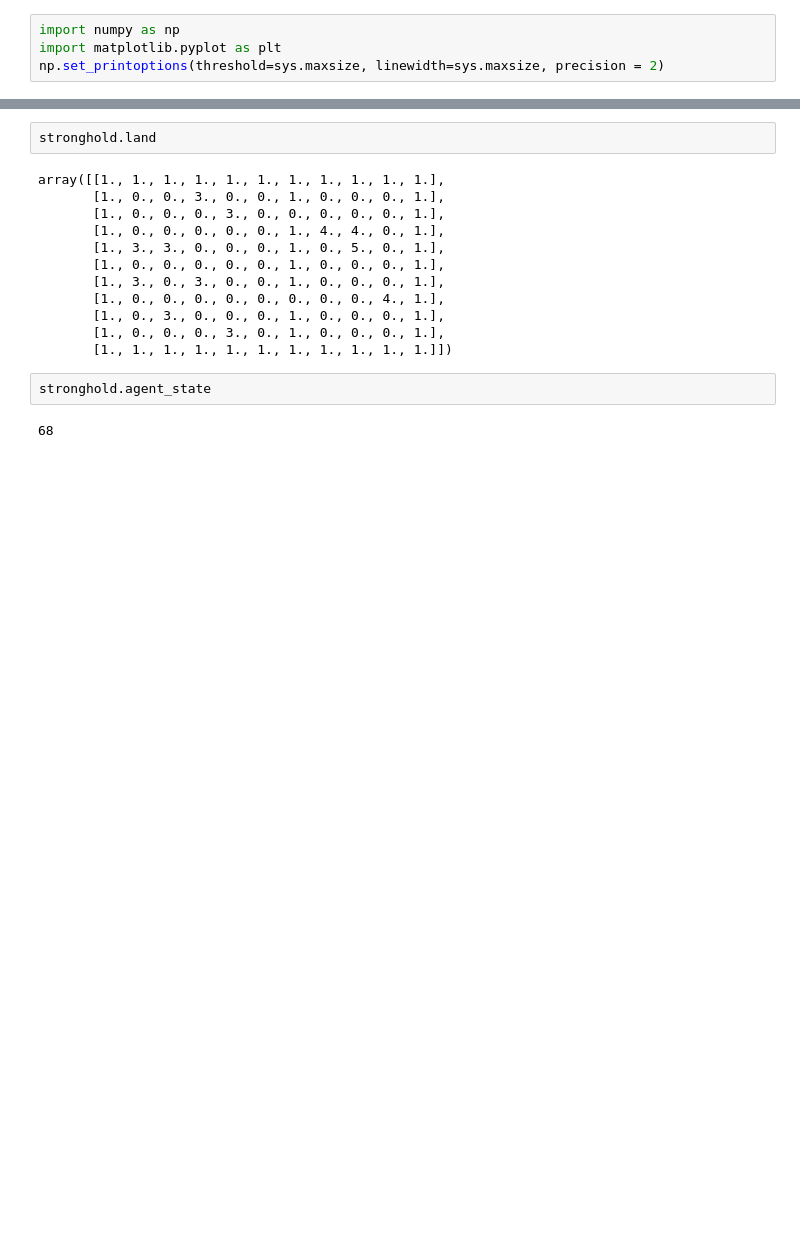
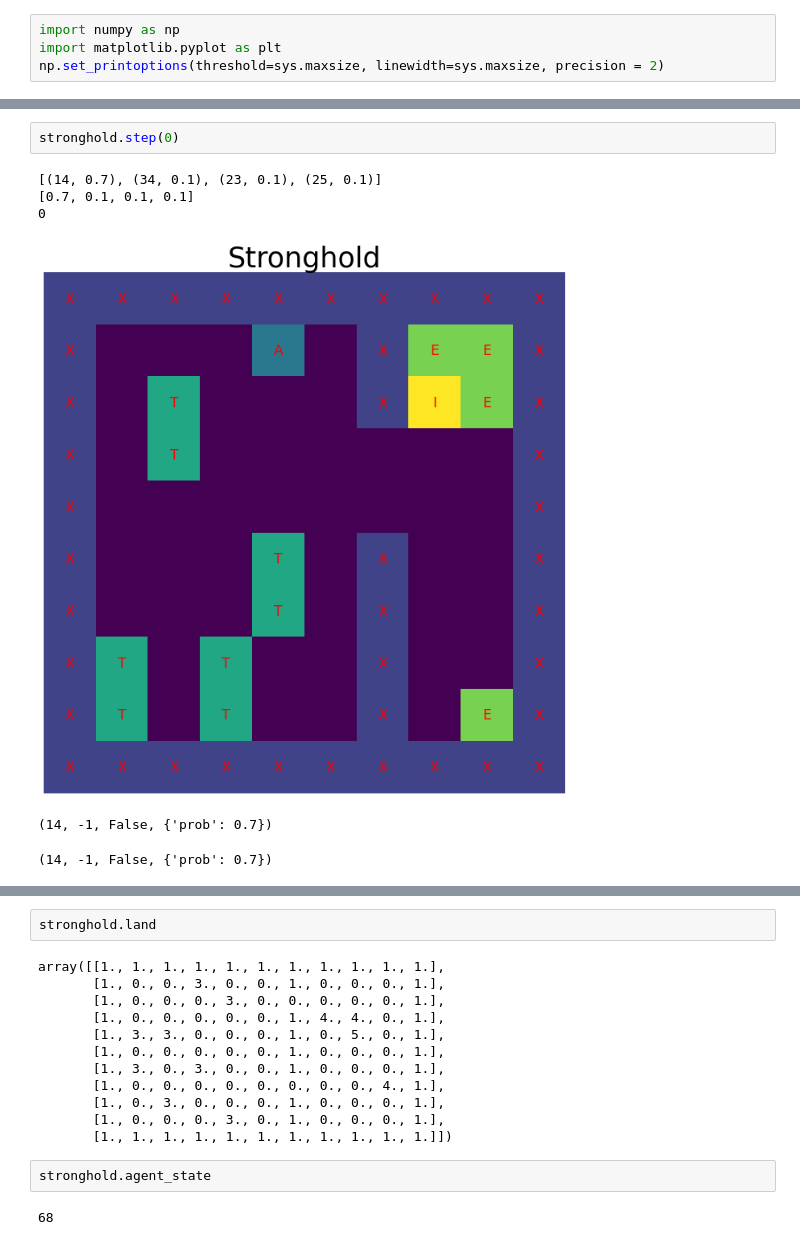
Before and after one commit to Assassinsarms/Stronghold-MDP-Q-learning-in-Stronghold-Environment-DDPG-in-Lunar-Lander, a Jupyter notebook: Aaron_Mir_INM707_Task1.ipynb, the cells around one changed output, grey strips where cells are left out. Saved outputs shown, nothing was run; the diff lists cells and outputs as text; blank space fills up the shorter version.

```diff
--- a/Aaron_Mir_INM707_Task1.ipynb
+++ b/Aaron_Mir_INM707_Task1.ipynb
@@ -343,0 +366,9 @@ stronghold.getSuccessors(stronghold.agent_state, 0)
+# %%
+stronghold.step(0)
+# %% [output]
+[(14, 0.7), (34, 0.1), (23, 0.1), (25, 0.1)]
+[0.7, 0.1, 0.1, 0.1]
+0
+[figure, added]
+(14, -1, False, {'prob': 0.7})
+(14, -1, False, {'prob': 0.7})
```
Also changed, not shown: parts of 18 cells of this notebook.
